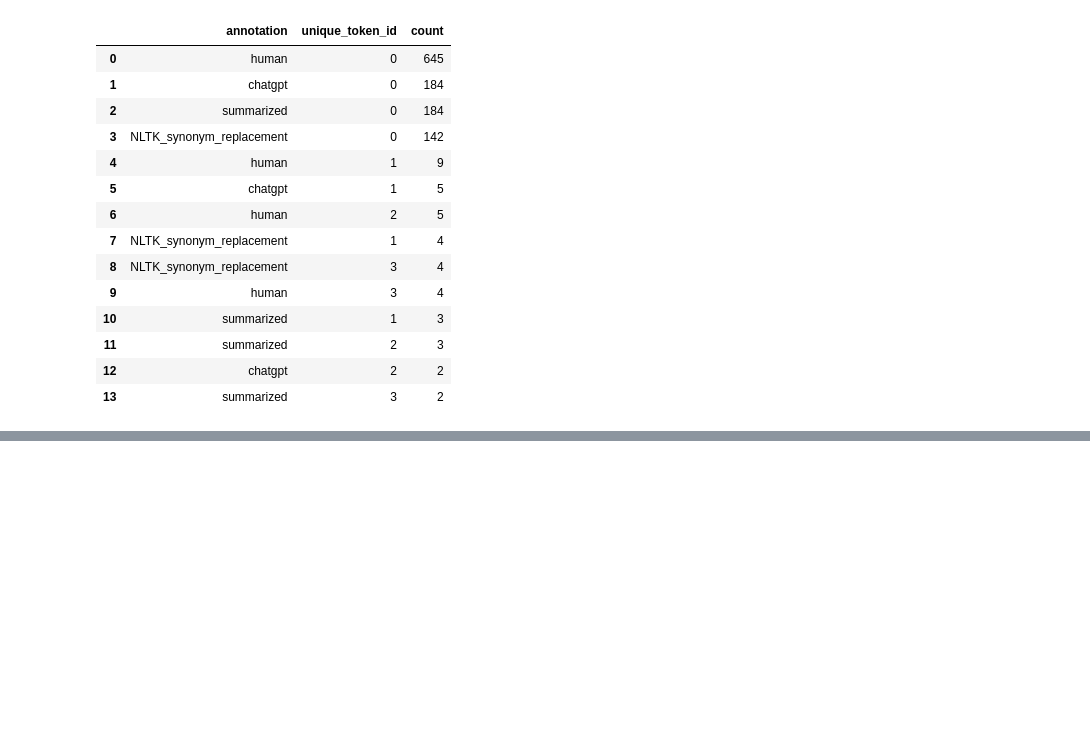
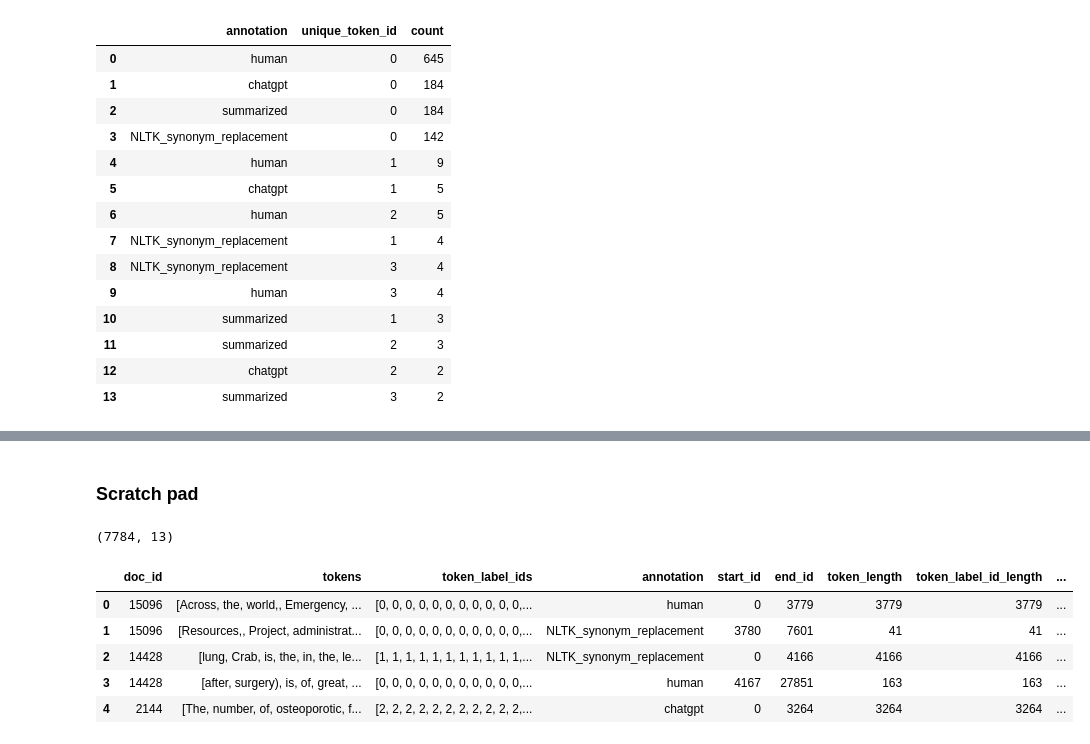
Before and after one commit to pradeepmohansml/dagpap24-submission, a Jupyter notebook: notebooks/EDA.ipynb, the cells around one changed output, grey strips where cells are left out. Saved outputs shown, nothing was run; the diff lists cells and outputs as text; code cells hidden in the pictures; blank space fills up the shorter version.

```diff
--- a/notebooks/EDA.ipynb
+++ b/notebooks/EDA.ipynb
@@ -244,0 +321,14 @@ transformed_train_df.to_csv('../data/tranformed_train_data.csv', index=False)
+# %% [markdown]
+### Scratch pad
+# %%
+no_null_data = transformed_train_df.dropna(subset=['tokens'], ignore_index=True)
+print(no_null_data.shape)
+no_null_data.head()
+# %% [output]
+(7784, 13)
+|  | doc_id | tokens | token_label_ids | annotation | start_id | end_id | token_length | token_label_id_length | ... |
+| 0 | 15096 | [Across, the, world,, Emergency, ... | [0, 0, 0, 0, 0, 0, 0, 0, 0, 0, 0,... | human | 0 | 3779 | 3779 | 3779 | ... |
+| 1 | 15096 | [Resources,, Project, administrat... | [0, 0, 0, 0, 0, 0, 0, 0, 0, 0, 0,... | NLTK_synonym_replacement | 3780 | 7601 | 41 | 41 | ... |
+| 2 | 14428 | [lung, Crab, is, the, in, the, le... | [1, 1, 1, 1, 1, 1, 1, 1, 1, 1, 1,... | NLTK_synonym_replacement | 0 | 4166 | 4166 | 4166 | ... |
+| 3 | 14428 | [after, surgery), is, of, great, ... | [0, 0, 0, 0, 0, 0, 0, 0, 0, 0, 0,... | human | 4167 | 27851 | 163 | 163 | ... |
+| 4 | 2144 | [The, number, of, osteoporotic, f... | [2, 2, 2, 2, 2, 2, 2, 2, 2, 2, 2,... | chatgpt | 0 | 3264 | 3264 | 3264 | ... |
```
Also changed, not shown: parts of 9 cells of this notebook.
